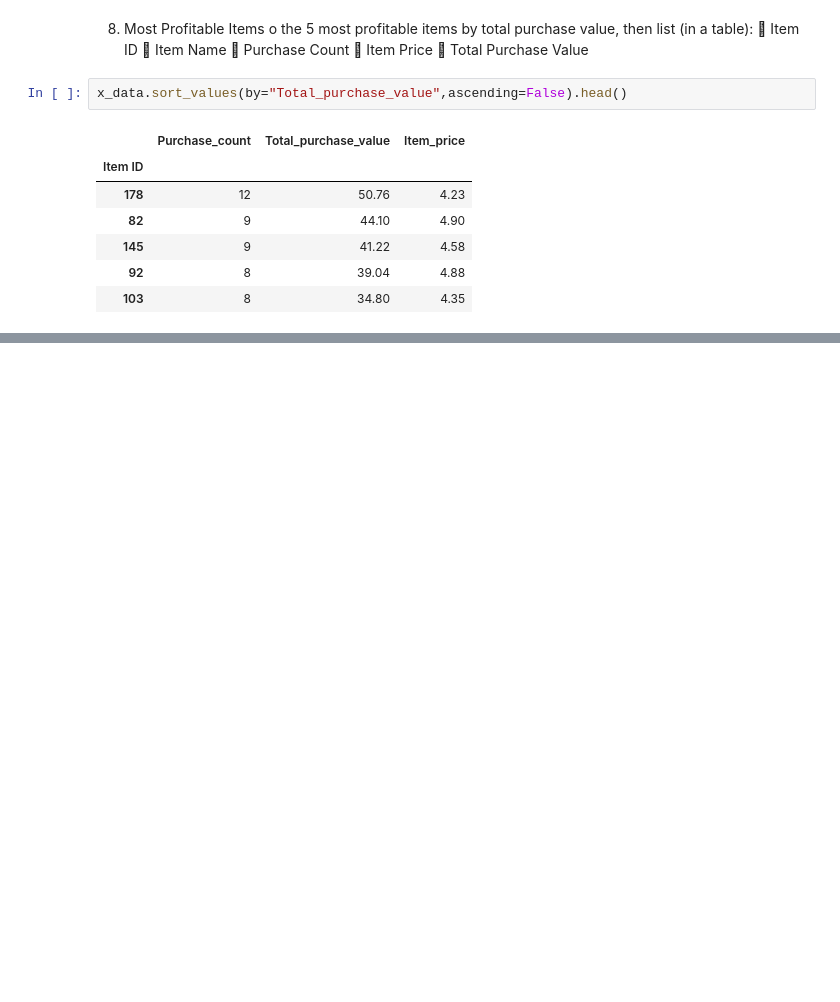
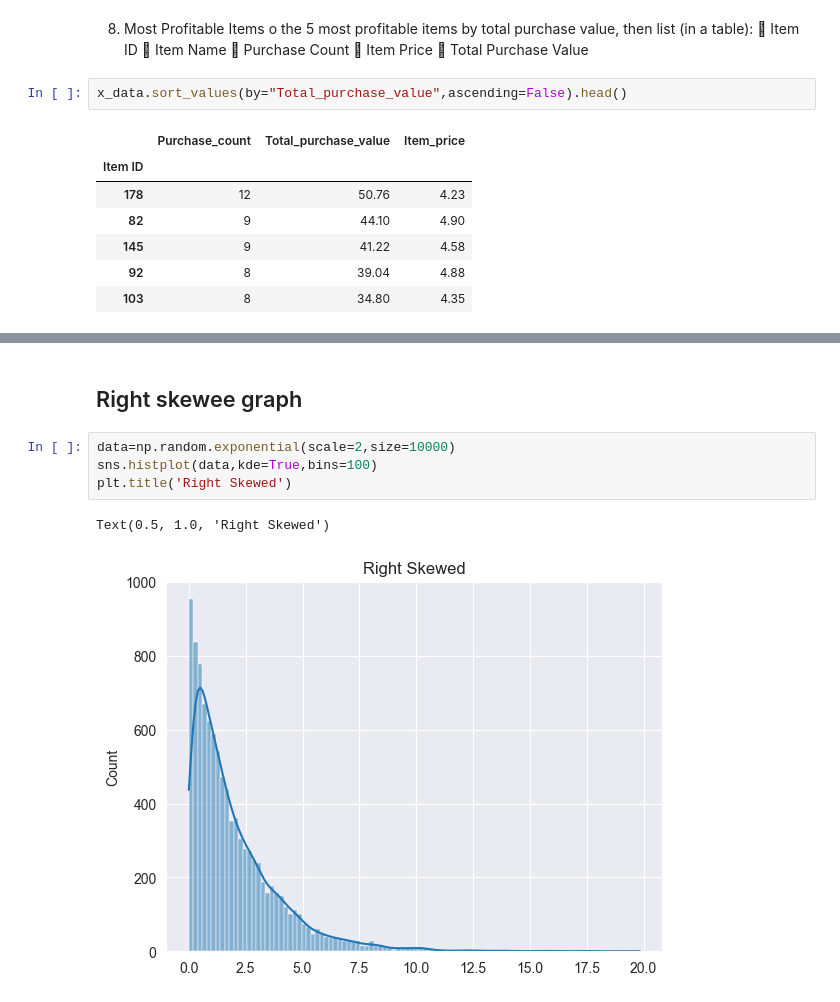
Before and after one commit to gpgaikwad576/DAIAugust2025, a Jupyter notebook: Python/Anurag/Data Analysis/Assigments/Assigment9.ipynb, the cells around one changed output, grey strips where cells are left out. Drawn from its saved outputs; the diff is of its cells as text; blank space fills up the shorter version.

```diff
--- a/Python/Anurag/Data Analysis/Assigments/Assigment9.ipynb
+++ b/Python/Anurag/Data Analysis/Assigments/Assigment9.ipynb
@@ -401,0 +414,9 @@ x_data.sort_values(by="Total_purchase_value",ascending=False).head()
+# %% [markdown]
+## Right skewee graph
+# %%
+data=np.random.exponential(scale=2,size=10000)
+sns.histplot(data,kde=True,bins=100)
+plt.title('Right Skewed')
+# %% [output]
+Text(0.5, 1.0, 'Right Skewed')
+[figure, added]
```
Also changed, not shown: parts of 9 cells of this notebook, 3 other files.
